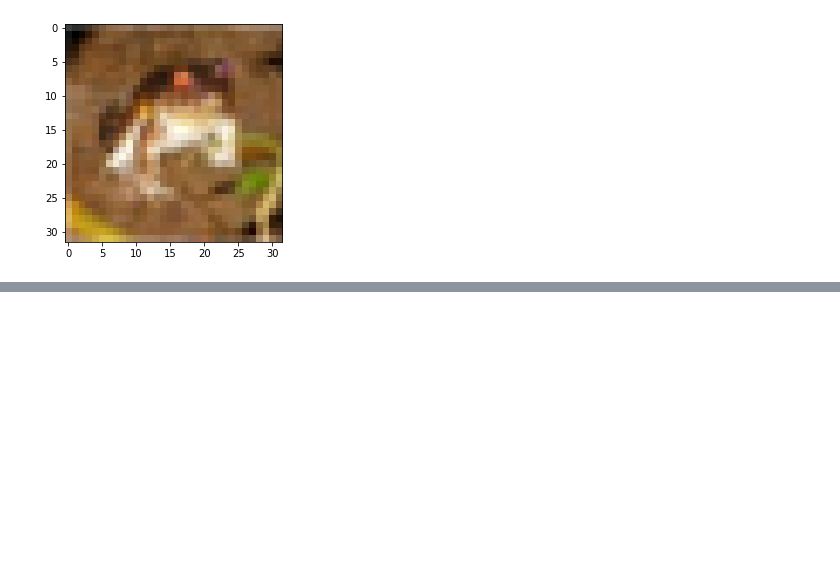
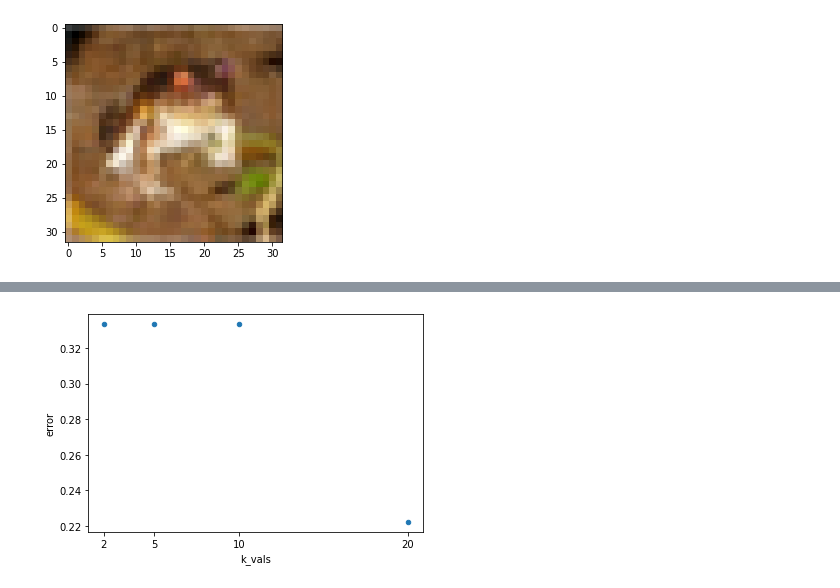
Before and after one commit to ezhang7423/ece180, a Jupyter notebook: hw4/hw4.ipynb, the cells around one changed output, grey strips where cells are left out. Saved outputs shown, nothing was run; the diff lists cells and outputs as text; code cells hidden in the pictures; blank space fills up the shorter version.

```diff
--- a/hw4/hw4.ipynb
+++ b/hw4/hw4.ipynb
@@ -127,0 +143,12 @@ lmao
+# %%
+# b) Plot for error rates
+import matplotlib.pyplot as plt
+history_pd = pd.DataFrame(history)
+history_pd.k_vals = history_pd.k_vals.astype(int)
+
+history_pd.plot.scatter(y='error', x='k_vals')
+plt.gca().set_xticks(history_pd["k_vals"].unique())
+
+plt.show()
+# %% [output]
+[figure, added]
```
Also changed, not shown: parts of 8 cells of this notebook.
